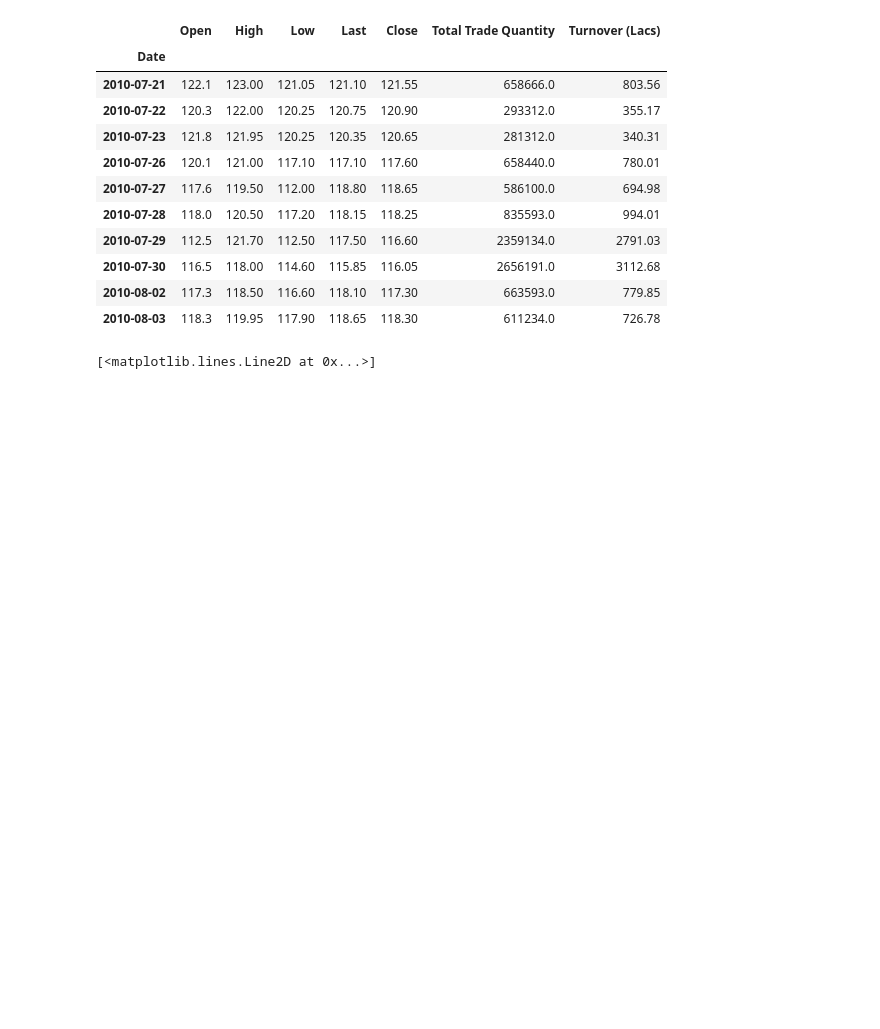
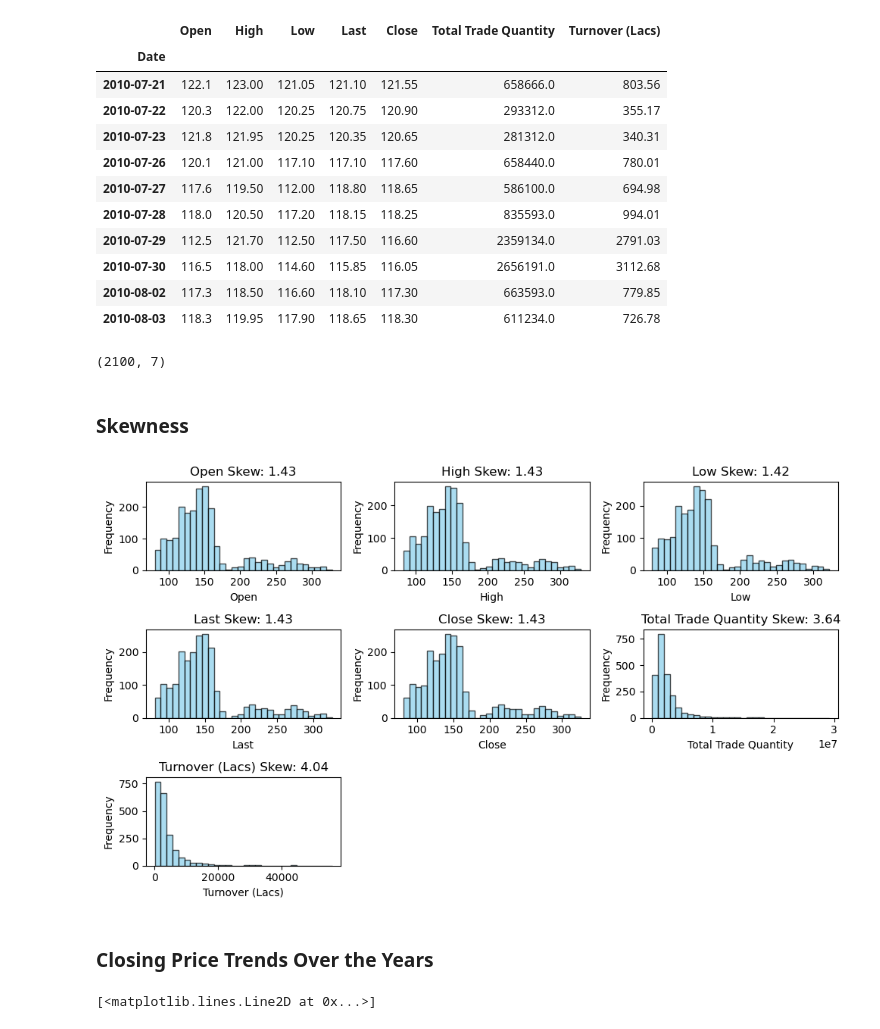
Before and after one commit to Kaustubh01/stocks, a Jupyter notebook: stocks.ipynb, the cells around one changed output. Saved outputs shown, nothing was run; the diff lists cells and outputs as text; code cells hidden in the pictures; blank space fills up the shorter version.

```diff
--- a/stocks.ipynb
+++ b/stocks.ipynb
@@ -20,6 +24,29 @@ data.head(10)
 | 2010-07-30 | 116.5 | 118.00 | 114.60 | 115.85 | 116.05 | 2656191.0 | 3112.68 |
 | 2010-08-02 | 117.3 | 118.50 | 116.60 | 118.10 | 117.30 | 663593.0 | 779.85 |
 | 2010-08-03 | 118.3 | 119.95 | 117.90 | 118.65 | 118.30 | 611234.0 | 726.78 |
+# %%
+data.shape
+# %% [output]
+(2100, 7)
+# %% [markdown]
+### Skewness
+# %%
+
+skewness = data.skew()
+plt.figure(figsize=(10, 6))
+for i, column in enumerate(data.columns):
+    plt.subplot(3, 3, i + 1)
+    plt.hist(data[column], bins=30, color='skyblue', edgecolor='black', alpha=0.7)
+    plt.title(f'{column} Skew: {skewness[column]:.2f}')
+    plt.xlabel(column)
+    plt.ylabel('Frequency')
+
+plt.tight_layout()
+plt.show()
+# %% [output]
+[figure, added]
+# %% [markdown]
+### Closing Price Trends Over the Years
 # %%
 plt.figure(figsize=(16,8))
 plt.plot(data['Close'], label = 'Closing Price')
```
Also changed, not shown: parts of 19 cells of this notebook, 5 other files.
